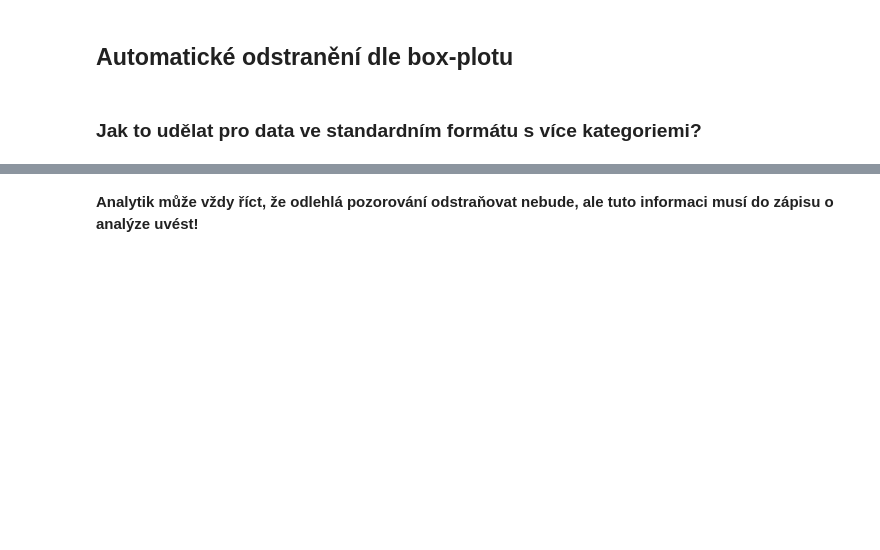
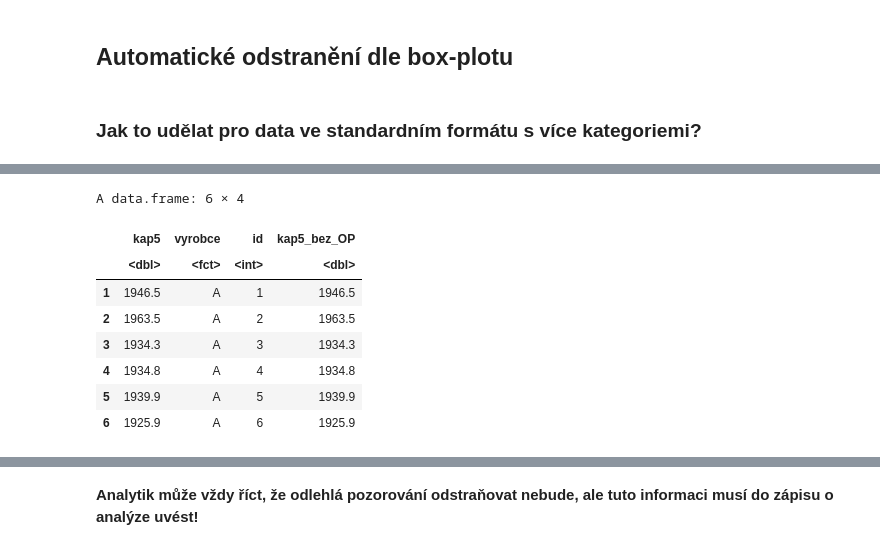
Before and after one commit to Beremi/PS_course_cz, a Jupyter notebook: CV7/EDA.ipynb, the cells around one changed output, grey strips where cells are left out. Saved outputs shown, nothing was run; the diff lists cells and outputs as text; code cells hidden in the pictures; blank space fills up the shorter version.

```diff
--- a/CV7/EDA.ipynb
+++ b/CV7/EDA.ipynb
@@ -737 +1326,14 @@ head(data5S)
+# %%
+data5S$id = 1:length(data5S$kap5)
+head(data5S)
+# %% [output]
+A data.frame: 6 × 4
+|  | kap5 | vyrobce | id | kap5_bez_OP |
+|  | <dbl> | <fct> | <int> | <dbl> |
+| 1 | 1946.5 | A | 1 | 1946.5 |
+| 2 | 1963.5 | A | 2 | 1963.5 |
+| 3 | 1934.3 | A | 3 | 1934.3 |
+| 4 | 1934.8 | A | 4 | 1934.8 |
+| 5 | 1939.9 | A | 5 | 1939.9 |
+| 6 | 1925.9 | A | 6 | 1925.9 |
 # %%
```
Also changed, not shown: parts of 68 cells of this notebook, 1 other file.
